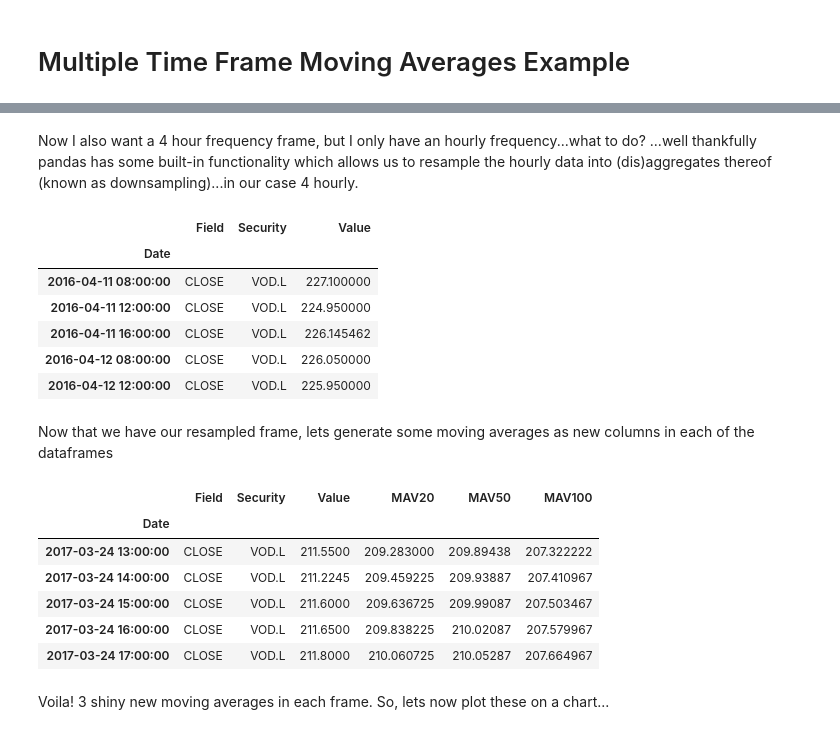
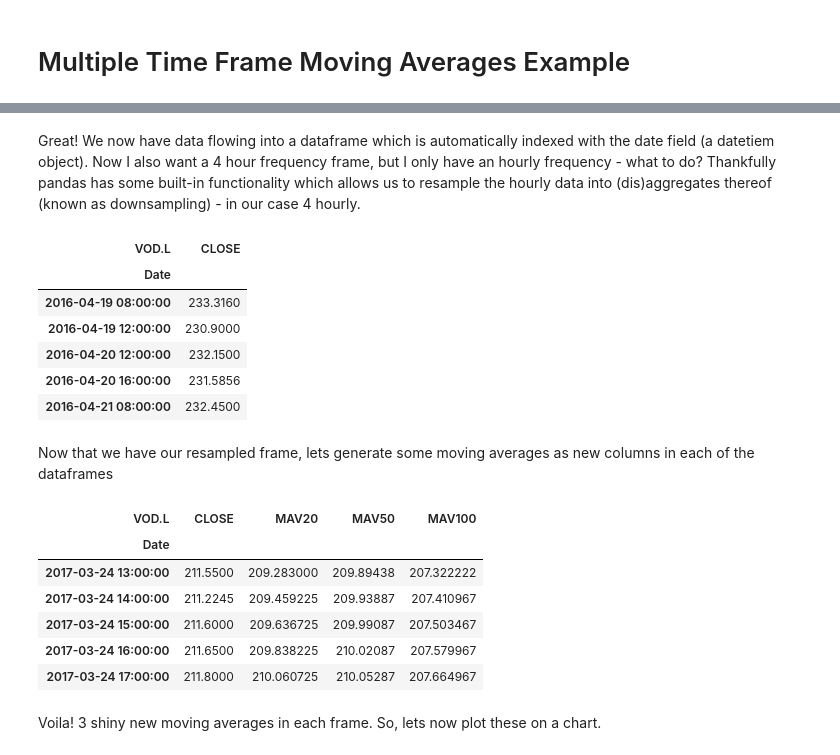
Before and after one commit to LSEG-API-Samples/Example.EikonAPI.Python.MultipleTimeFrameMovingAverages, a Jupyter notebook: Multiple Time Frame Moving Averages Example JR.ipynb, the cells around one changed output, grey strips where cells are left out. Cells and saved outputs as stored; diff of their text form; code cells hidden in the pictures.

```diff
--- a/Multiple Time Frame Moving Averages Example JR.ipynb
+++ b/Multiple Time Frame Moving Averages Example JR.ipynb
@@ -8,5 +29,5 @@ First off..lets load the libraries we will be using, eikon (for data retrieval),
 import eikon as ek #v0.14
 import pandas as pd #v19
 import matplotlib as plt
-ek.set_app_id('YOUR APP_ID HERE')
+ek.set_app_id('Your App_ID Here')
 # %% [markdown]
@@ -14,11 +35,11 @@ Next lets download some data and store the result in a few pandas dataframes - p
 # %%
-Hourly = ek.get_timeseries(["VOD.L"], start_date = "2016-03-01", end_date = "2017-03-27",
-                            interval="hour", fields=["Close"], normalize=True)
-Daily = ek.get_timeseries(["VOD.L"], start_date = "2016-03-01", end_date = "2017-03-27",
-                            interval="daily", fields=["Close"], normalize=True)
-Weekly = ek.get_timeseries(["VOD.L"], start_date = "2016-03-01", end_date = "2017-03-27",
-                            interval="weekly", fields=["Close"], normalize=True)
-Monthly = ek.get_timeseries(["VOD.L"], start_date = "2016-03-01", end_date = "2017-03-27",
-                            interval="monthly", fields=["Close"], normalize=True)
+Hourly = ek.get_timeseries(["VOD.L"], fields=["Close"], start_date = "2016-03-01", end_date = "2017-03-27",
+                            interval="hour")
+Daily = ek.get_timeseries(["VOD.L"], fields=["Close"], start_date = "2016-03-01", end_date = "2017-03-27",
+                            interval="daily")
+Weekly = ek.get_timeseries(["VOD.L"], fields=["Close"], start_date = "2016-03-01", end_date = "2017-03-27",
+                            interval="weekly")
+Monthly = ek.get_timeseries(["VOD.L"], fields=["Close"], start_date = "2016-03-01", end_date = "2017-03-27",
+                            interval="monthly")
 Hourly.tail()
 # %% [output]
@@ -33,7 +52,0 @@ Great - so we have data flowing through to our dataframe....however, notice in t
-# %%
-framelist =['Hourly','Daily','Weekly','Monthly']
-
-for frame in framelist:
-    vars()[frame] = vars()[frame].set_index('Date')
-
-Hourly.tail()
@@ -48,35 +53,35 @@ Hourly.tail()
 # %% [markdown]
-Now I also want a 4 hour frequency frame, but I only have an hourly frequency...what to do? ...well thankfully pandas has some built-in functionality which allows us to resample the hourly data into (dis)aggregates thereof (known as downsampling)...in our case 4 hourly.
+Great! We now have data flowing into a dataframe which is automatically indexed with the date field (a datetiem object). Now I also want a 4 hour frequency frame, but I only have an hourly frequency - what to do? Thankfully pandas has some built-in functionality which allows us to resample the hourly data into (dis)aggregates thereof (known as downsampling) - in our case 4 hourly.
 # %%
 FourHour = Hourly.resample('4H').last().dropna()
 FourHour.head()
 # %% [output]
-|  | Field | Security | Value |
-| Date |  |  |  |
-| 2016-04-11 08:00:00 | CLOSE | VOD.L | 227.100000 |
-| 2016-04-11 12:00:00 | CLOSE | VOD.L | 224.950000 |
-| 2016-04-11 16:00:00 | CLOSE | VOD.L | 226.145462 |
-| 2016-04-12 08:00:00 | CLOSE | VOD.L | 226.050000 |
-| 2016-04-12 12:00:00 | CLOSE | VOD.L | 225.950000 |
+| VOD.L | CLOSE |
+| Date |  |
+| 2016-04-19 08:00:00 | 233.3160 |
+| 2016-04-19 12:00:00 | 230.9000 |
+| 2016-04-20 12:00:00 | 232.1500 |
+| 2016-04-20 16:00:00 | 231.5856 |
+| 2016-04-21 08:00:00 | 232.4500 |
 # %% [markdown]
 Now that we have our resampled frame, lets generate some moving averages as new columns in each of the dataframes
 # %%
 framelist =['Hourly','FourHour','Daily','Weekly','Monthly']
 
 for frame in framelist:
-    vars()[frame]['MAV20'] = vars()[frame]['Value'].rolling(window=20).mean()
-    vars()[frame]['MAV50'] = vars()[frame]['Value'].rolling(window=50).mean()
-    vars()[frame]['MAV100'] = vars()[frame]['Value'].rolling(window=100).mean()
+    vars()[frame]['MAV20'] = vars()[frame]['CLOSE'].rolling(window=20).mean()
+    vars()[frame]['MAV50'] = vars()[frame]['CLOSE'].rolling(window=50).mean()
+    vars()[frame]['MAV100'] = vars()[frame]['CLOSE'].rolling(window=100).mean()
 
 Hourly.tail()
 # %% [output]
-|  | Field | Security | Value | MAV20 | MAV50 | MAV100 |
-| Date |  |  |  |  |  |  |
-| 2017-03-24 13:00:00 | CLOSE | VOD.L | 211.5500 | 209.283000 | 209.89438 | 207.322222 |
-| 2017-03-24 14:00:00 | CLOSE | VOD.L | 211.2245 | 209.459225 | 209.93887 | 207.410967 |
-| 2017-03-24 15:00:00 | CLOSE | VOD.L | 211.6000 | 209.636725 | 209.99087 | 207.503467 |
-| 2017-03-24 16:00:00 | CLOSE | VOD.L | 211.6500 | 209.838225 | 210.02087 | 207.579967 |
-| 2017-03-24 17:00:00 | CLOSE | VOD.L | 211.8000 | 210.060725 | 210.05287 | 207.664967 |
+| VOD.L | CLOSE | MAV20 | MAV50 | MAV100 |
+| Date |  |  |  |  |
+| 2017-03-24 13:00:00 | 211.5500 | 209.283000 | 209.89438 | 207.322222 |
+| 2017-03-24 14:00:00 | 211.2245 | 209.459225 | 209.93887 | 207.410967 |
+| 2017-03-24 15:00:00 | 211.6000 | 209.636725 | 209.99087 | 207.503467 |
+| 2017-03-24 16:00:00 | 211.6500 | 209.838225 | 210.02087 | 207.579967 |
+| 2017-03-24 17:00:00 | 211.8000 | 210.060725 | 210.05287 | 207.664967 |
 # %% [markdown]
-Voila! 3 shiny new moving averages in each frame. So, lets now plot these on a chart...
+Voila! 3 shiny new moving averages in each frame. So, lets now plot these on a chart.
 # %%
```
Also changed, not shown: parts of 16 cells of this notebook.
